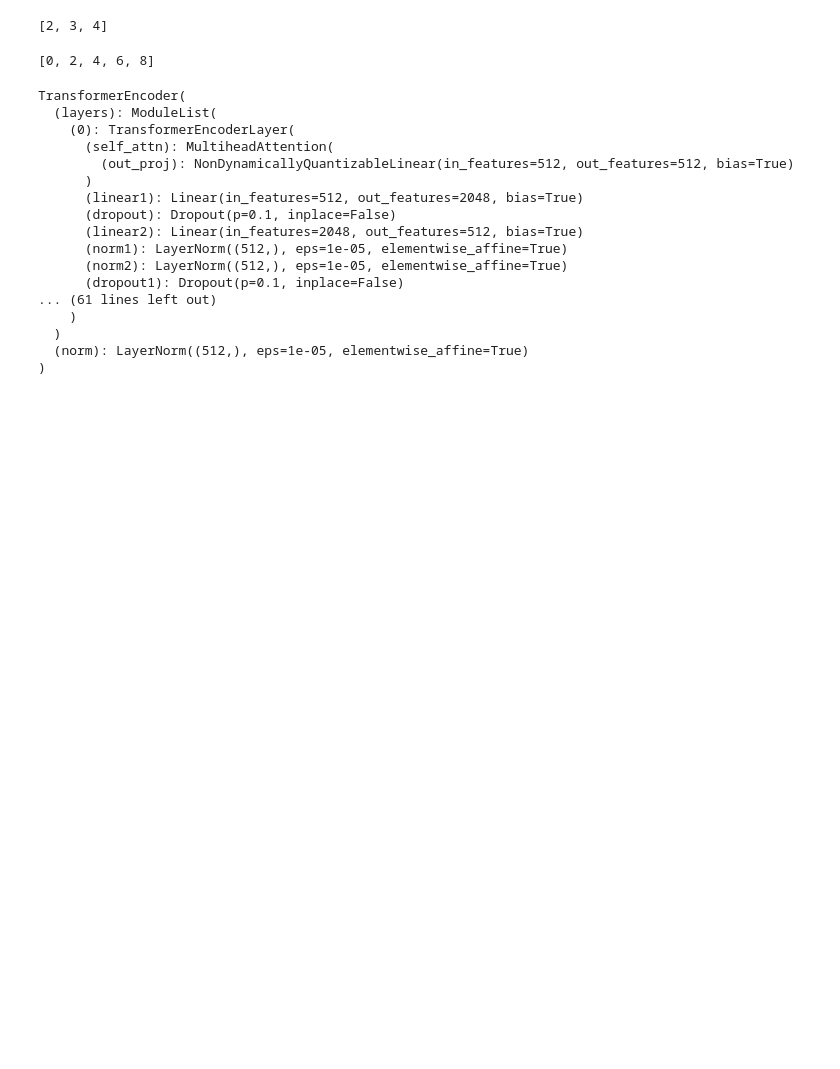
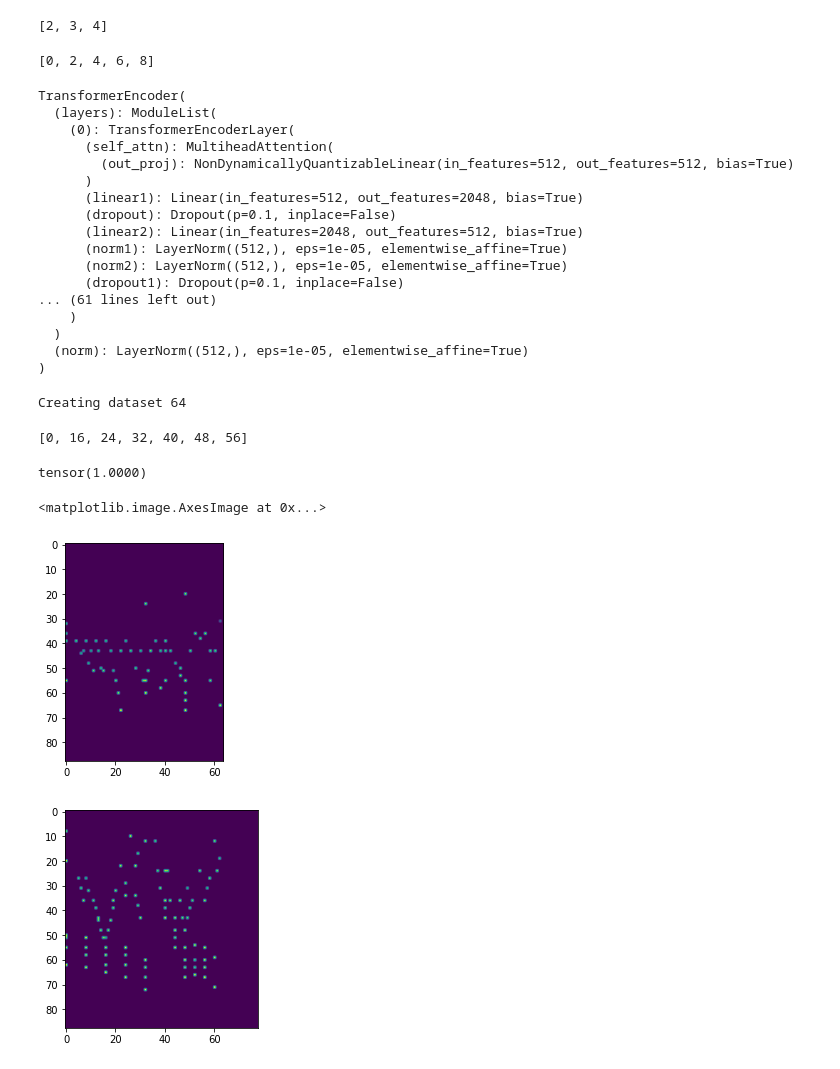
Before and after one commit to eri24816/improved-diffusion, a Jupyter notebook: test.ipynb, the cells around one changed output. Cells and saved outputs as stored; diff of their text form; code cells hidden in the pictures; blank space fills up the shorter version.

Commit message:
Plagiarism checking

```diff
--- a/test.ipynb
+++ b/test.ipynb
@@ -117,0 +123,10 @@ TransformerEncoder(
+# %%
+data_dir = '/screamlab/home/eri24816/pianoroll_dataset/data/dataset_1/pianoroll'
+ds = PianoRollDataset(data_dir,64).get_all_piano_rolls()
+# %% [output]
+Creating dataset 64
+# %%
+sample_dir = 'log/2bb/samples/ema_0.9999_1800000/49.mid'
+target_pr = PianoRoll.from_midi(sample_dir)
+#target_pr = ds[0]
+ys, scores = plagiarism_checking.sort_by_similarity(target_pr,ds,plagiarism_checking.proj_sim)
@@ -117,0 +138,20 @@ TransformerEncoder(
+# %%
+list(reversed(ys))[0].pedal
+# %% [output]
+[0, 16, 24, 32, 40, 48, 56]
+# %%
+plagiarism_checking.cosine_sim(target_pr.to_tensor(normalized=True)[:64],target_pr.to_tensor(normalized=True)[:64])
+# %% [output]
+tensor(1.0000)
+# %%
+x=target_pr.to_tensor(0,64,True,normalized=True)[:64]
+y=ds[0].to_tensor(0,64,True,normalized=True)[:64]
+# %%
+import matplotlib.pyplot as plt
+plt.imshow(x.transpose(0,1))
+plt.figure()
+plt.imshow(ys[-1].to_tensor().transpose(0,1))
+# %% [output]
+<matplotlib.image.AxesImage at 0x...>
+[figure, added]
+[figure, added]
```
Also changed, not shown: parts of 7 cells of this notebook, 4 other files.
